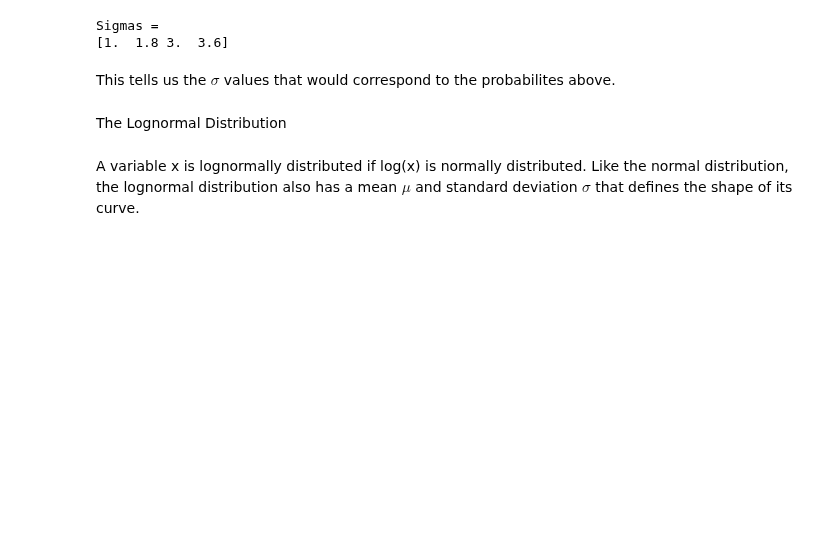
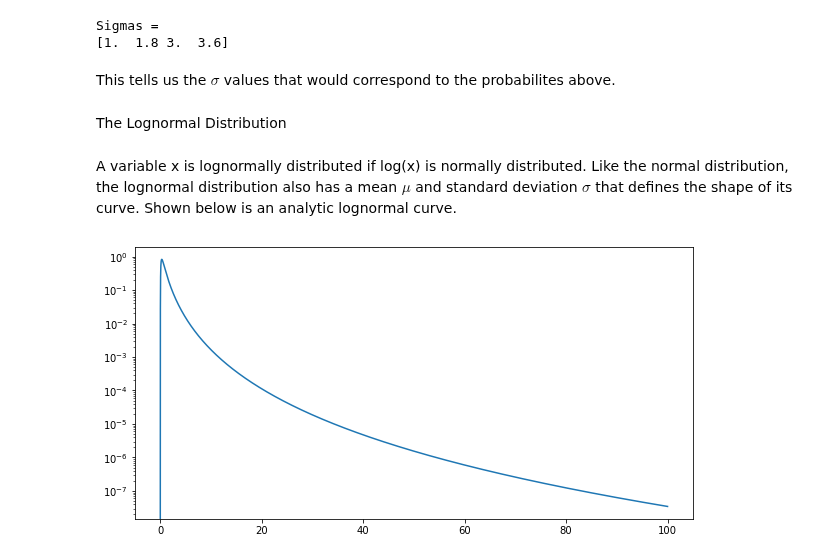
Before and after one commit to nroth12uw/Lab1_PHYS434, a Jupyter notebook: Lab1.ipynb, the cells around one changed output. Drawn from its saved outputs; the diff is of its cells as text; code cells hidden in the pictures; blank space fills up the shorter version.

Commit message:
Added lognormal curve

```diff
--- a/Lab1.ipynb
+++ b/Lab1.ipynb
@@ -54,4 +54,11 @@ This tells us the $\sigma$ values that would correspond to the probabilites abov
 # %% [markdown]
 The Lognormal Distribution
 # %% [markdown]
-A variable x is lognormally distributed if log(x) is normally distributed. Like the normal distribution, the lognormal distribution also has a mean $\mu$ and standard deviation $\sigma$ that defines the shape of its curve.
+A variable x is lognormally distributed if log(x) is normally distributed. Like the normal distribution, the lognormal distribution also has a mean $\mu$ and standard deviation $\sigma$ that defines the shape of its curve. Shown below is an analytic lognormal curve.
+# %%
+x = np.linspace(0, 100, 100000)
+plt.plot(x, stats.lognorm.pdf(x, 1, 0, 0.8))
+matplotlib.pyplot.yscale("log")
+plt.show()
+# %% [output]
+[figure, added]
```
Also changed, not shown: parts of 2 cells of this notebook.
